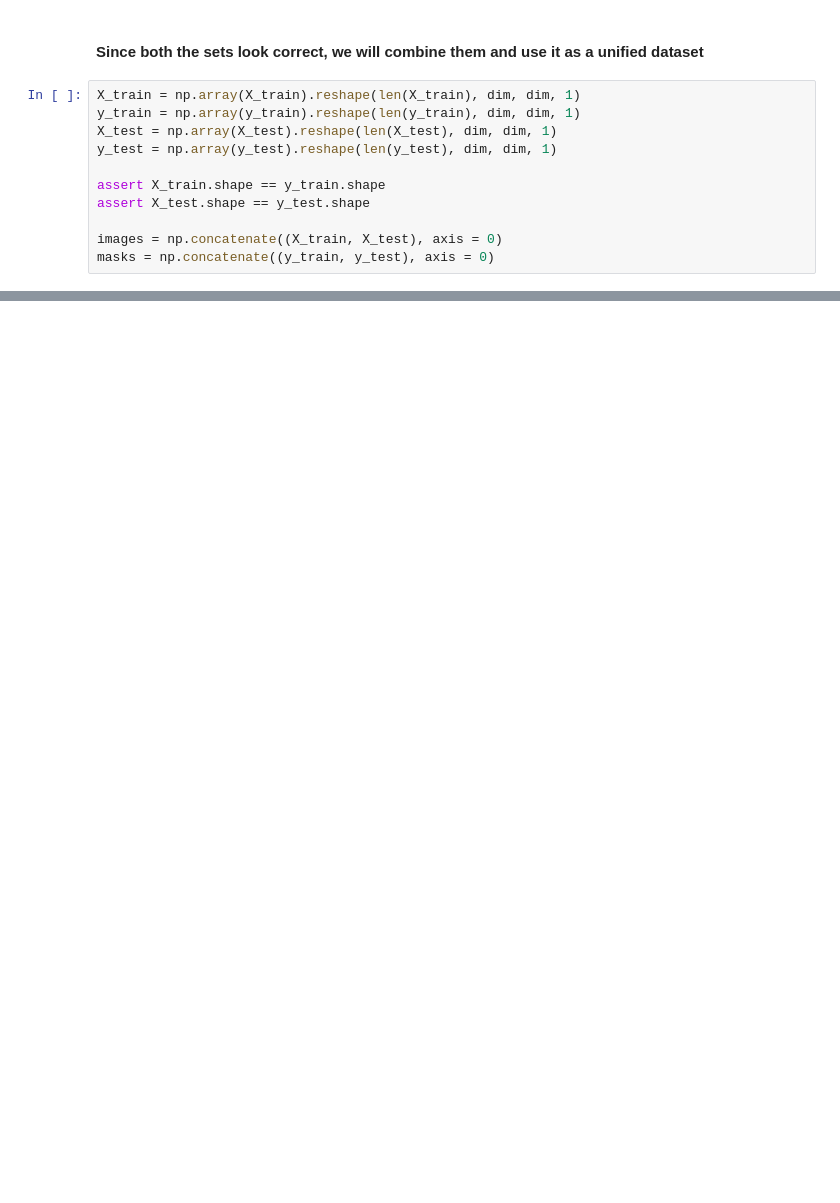
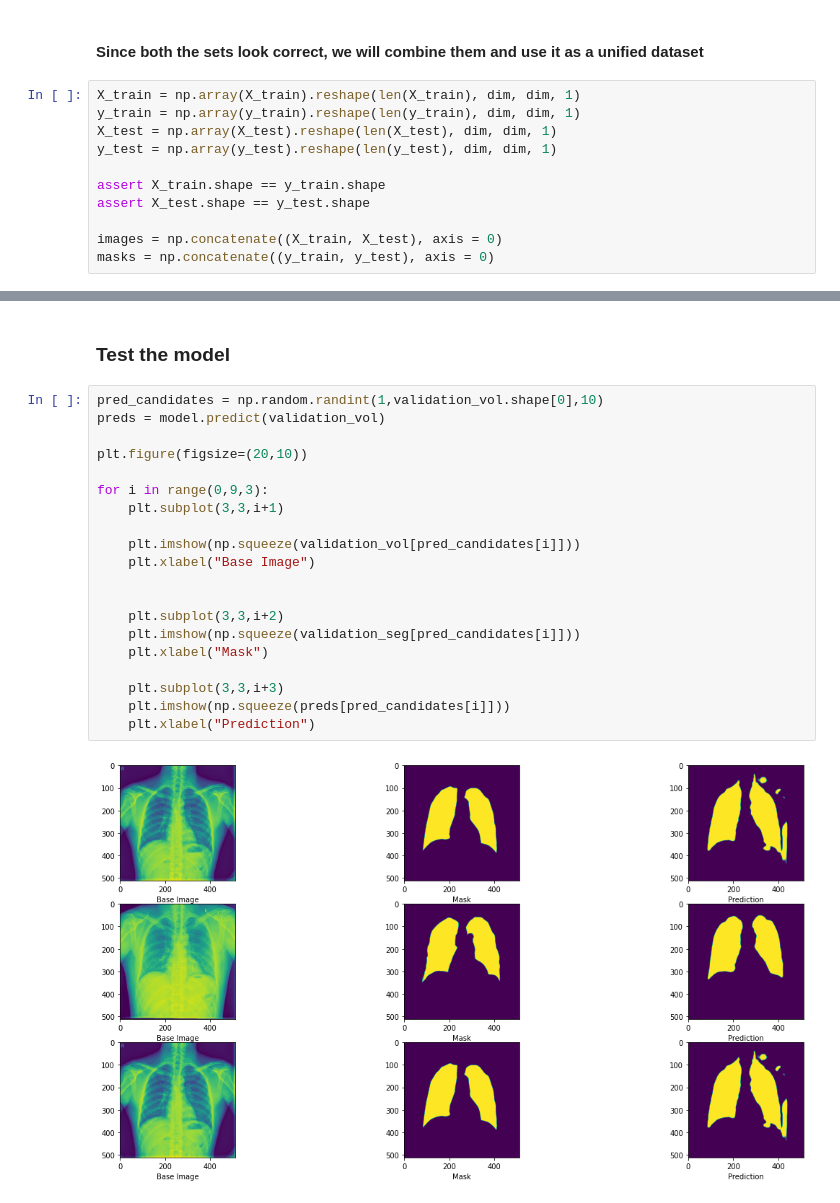
Before and after one commit to avocadopelvis/federated-learning, a Jupyter notebook: lung-segmentation/ls.ipynb, the cells around one changed output, grey strips where cells are left out. Drawn from its saved outputs; the diff is of its cells as text; blank space fills up the shorter version.

```diff
--- a/lung-segmentation/ls.ipynb
+++ b/lung-segmentation/ls.ipynb
@@ -186,0 +279,24 @@ history = model.fit(train_vol, train_seg,
+# %% [markdown]
+### Test the model
+# %%
+pred_candidates = np.random.randint(1,validation_vol.shape[0],10)
+preds = model.predict(validation_vol)
+
+plt.figure(figsize=(20,10))
+
+for i in range(0,9,3):
+    plt.subplot(3,3,i+1)
+
+    plt.imshow(np.squeeze(validation_vol[pred_candidates[i]]))
+    plt.xlabel("Base Image")
+
+
+    plt.subplot(3,3,i+2)
+    plt.imshow(np.squeeze(validation_seg[pred_candidates[i]]))
+    plt.xlabel("Mask")
+
+    plt.subplot(3,3,i+3)
+    plt.imshow(np.squeeze(preds[pred_candidates[i]]))
+    plt.xlabel("Prediction")
+# %% [output]
+[figure, added]
```
Also changed, not shown: parts of 14 cells of this notebook.
